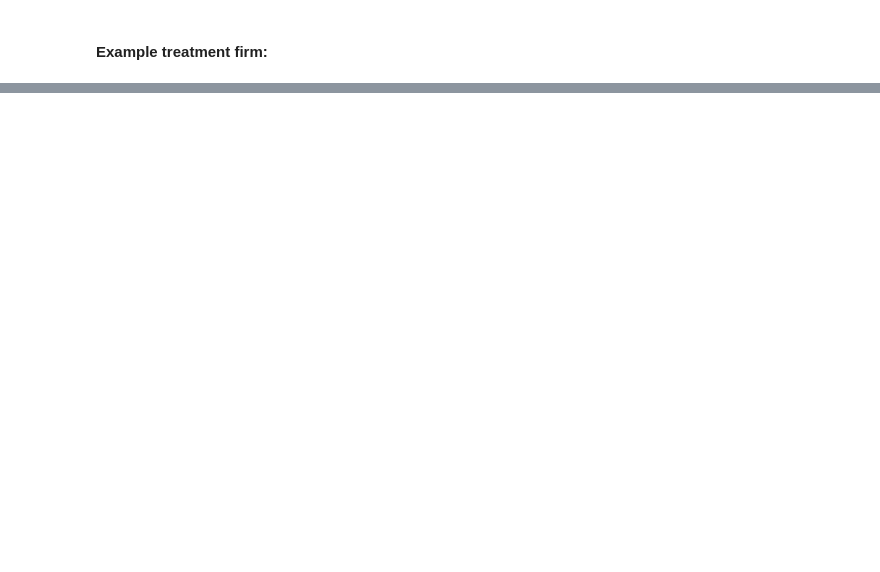
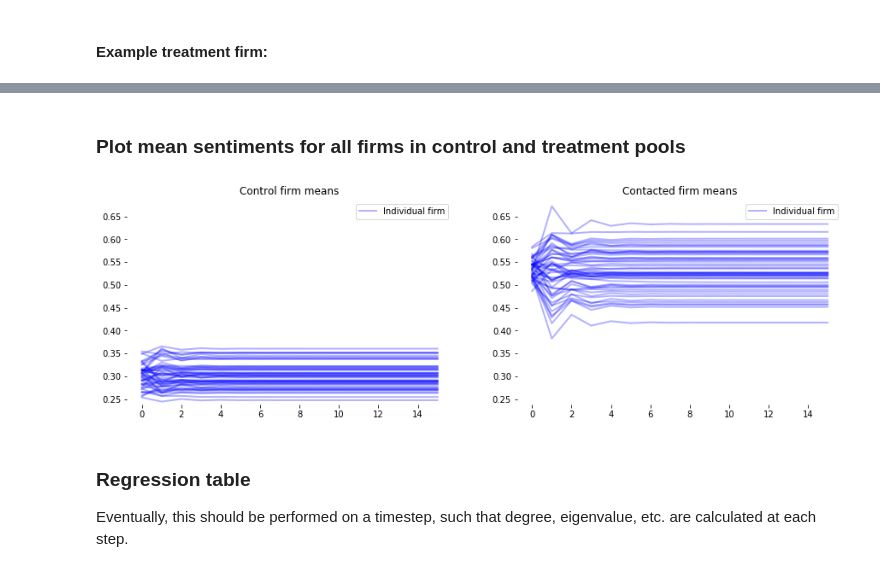
Before and after one commit to beccaroskill/organizing-simulation, a Jupyter notebook: degroot_social_learning.ipynb, the cells around one changed output, grey strips where cells are left out. Cells and saved outputs as stored; diff of their text form; code cells hidden in the pictures; blank space fills up the shorter version.

```diff
--- a/degroot_social_learning.ipynb
+++ b/degroot_social_learning.ipynb
@@ -178,0 +211,36 @@ for i, (title, F) in enumerate(firms.items()):
+# %% [markdown]
+### Plot mean sentiments for all firms in control and treatment pools
+# %%
+def plot_firm_means(firms):
+    """Plot mean sentiments over time for sample firms"""
+    plt.rcParams.update({'figure.figsize': (15, 15)})
+    for i, F in enumerate(firms):
+        x, y = F.get_sentiments()
+        means = []
+        for j in range(len(y[0])):
+            current_sentiments = [y[w.id][j] for w in F.workers]
+            means.append(np.mean(current_sentiments))
+        plt.plot(range(len(y[0])), means, 'b-', alpha=0.3, linewidth=2, label='Individual firm' if i ==0 else None)
+    plt.legend()
+
+# Plot control firms
+subplt_control = plt.subplot(3, 2, 1)
+plt.title('Control firm means')
+plot_firm_means(F_control_set)
+min_control, max_control = plt.ylim()
+
+# Plot contacted firms
+subplt_contacted = plt.subplot(3, 2, 2)
+plt.title('Contacted firm means')
+plot_firm_means(F_contacted_set)
+min_contacted, max_contacted = plt.ylim()
+
+# Scale axes on compatible sentiment range
+for subplt in [subplt_control, subplt_contacted]:
+    plt.setp(subplt, ylim=(min(min_control, min_contacted), max(max_control, max_contacted)))
+# %% [output]
+[figure, added]
+# %% [markdown]
+### Regression table
+
+Eventually, this should be performed on a timestep, such that degree, eigenvalue, etc. are calculated at each step.
```
Also changed, not shown: parts of 12 cells of this notebook.
